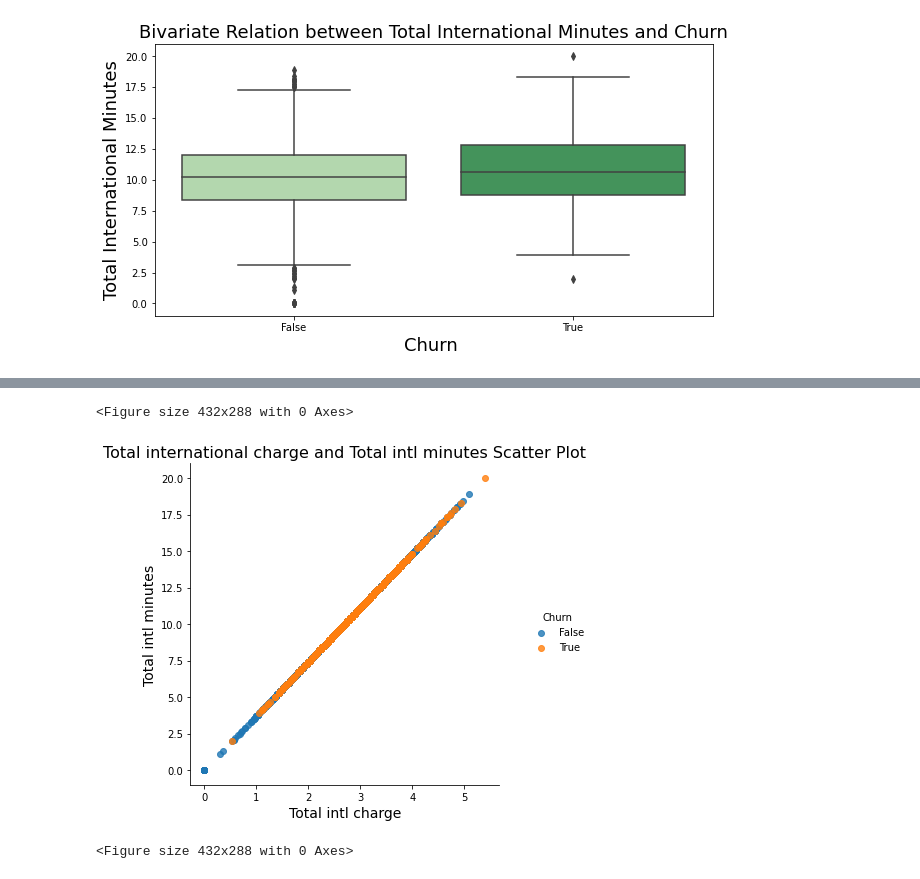
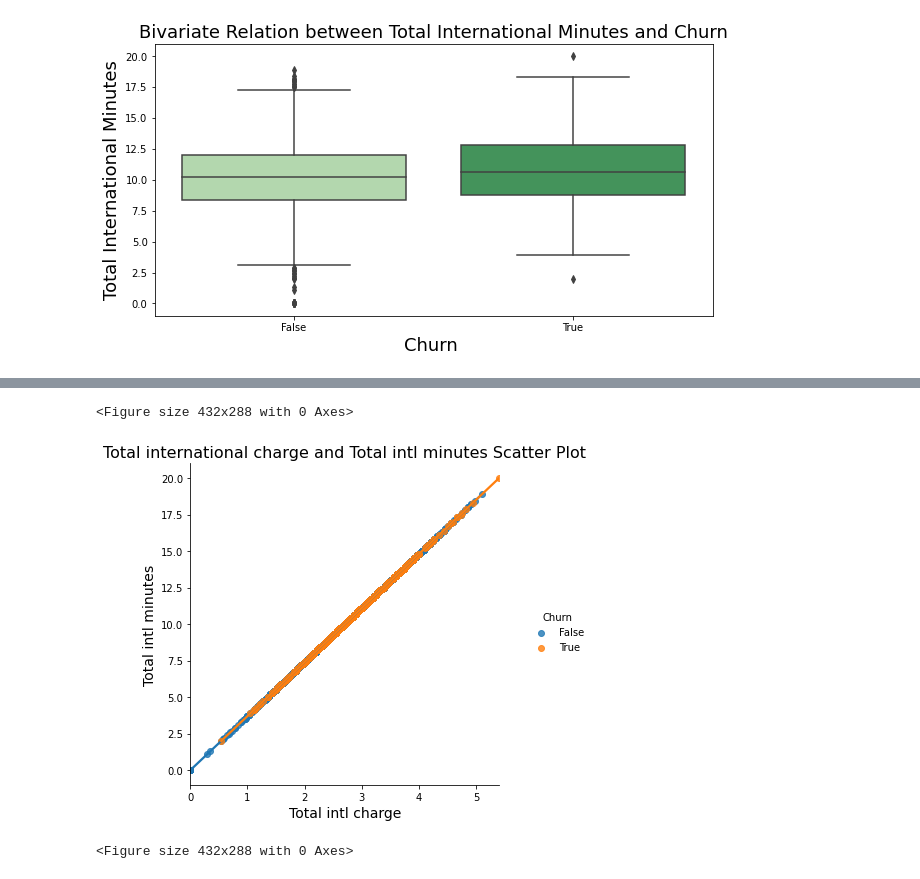
Before and after one commit to Nilanjan1807/Telecom-Churn-Analysis, a Jupyter notebook: Nilanjan_Chandra_Telecom_Churn_Analysis_Capstone_Project.ipynb, the cells around one changed output, grey strips where cells are left out. Cells and saved outputs as stored; diff of their text form; code cells hidden in the pictures.

```diff
--- a/Nilanjan_Chandra_Telecom_Churn_Analysis_Capstone_Project.ipynb
+++ b/Nilanjan_Chandra_Telecom_Churn_Analysis_Capstone_Project.ipynb
@@ -551,15 +606,15 @@ Text(0.5, 1.0, 'Bivariate Relation between Total International Minutes and Churn
 # %%
 #Scatter plot Analysis
 
 fig = plt.figure()
-fig = sns.lmplot('Total intl charge','Total intl minutes', hue='Churn', data=df,fit_reg=False)
+fig = sns.lmplot('Total intl charge','Total intl minutes', hue='Churn', data=df,fit_reg=True)
 plt.xlabel('Total intl charge',fontsize= 14)
 plt.ylabel('Total intl minutes',fontsize= 14)
 plt.title("Total international charge and Total intl minutes Scatter Plot",fontsize = 16)
 plt.show()
 # %% [output]
 <Figure size 432x288 with 0 Axes>
-[figure, old version]
+[figure, new version]
 # %%
 fig = plt.figure()
 fig = sns.lmplot('Total night charge','Total night minutes',hue='Churn', data=df,fit_reg=False)
```
Also changed, not shown: parts of 9 cells of this notebook.
